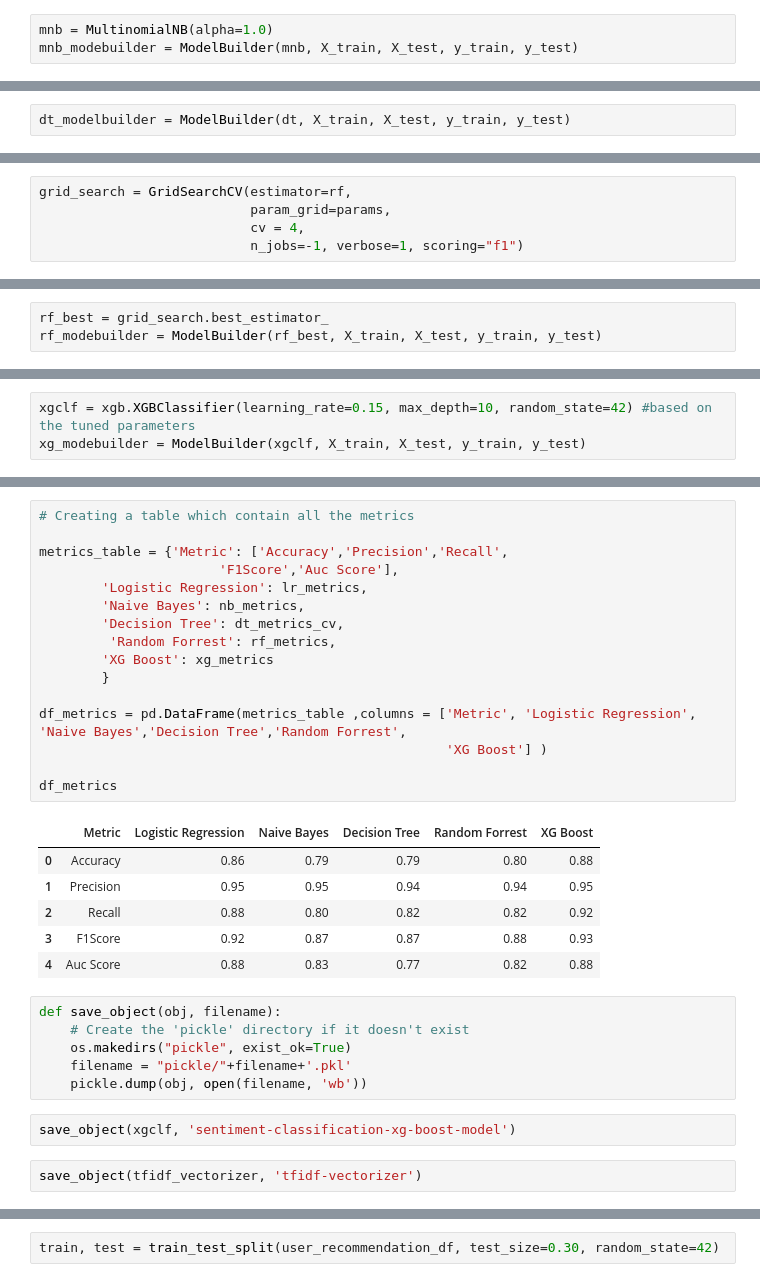
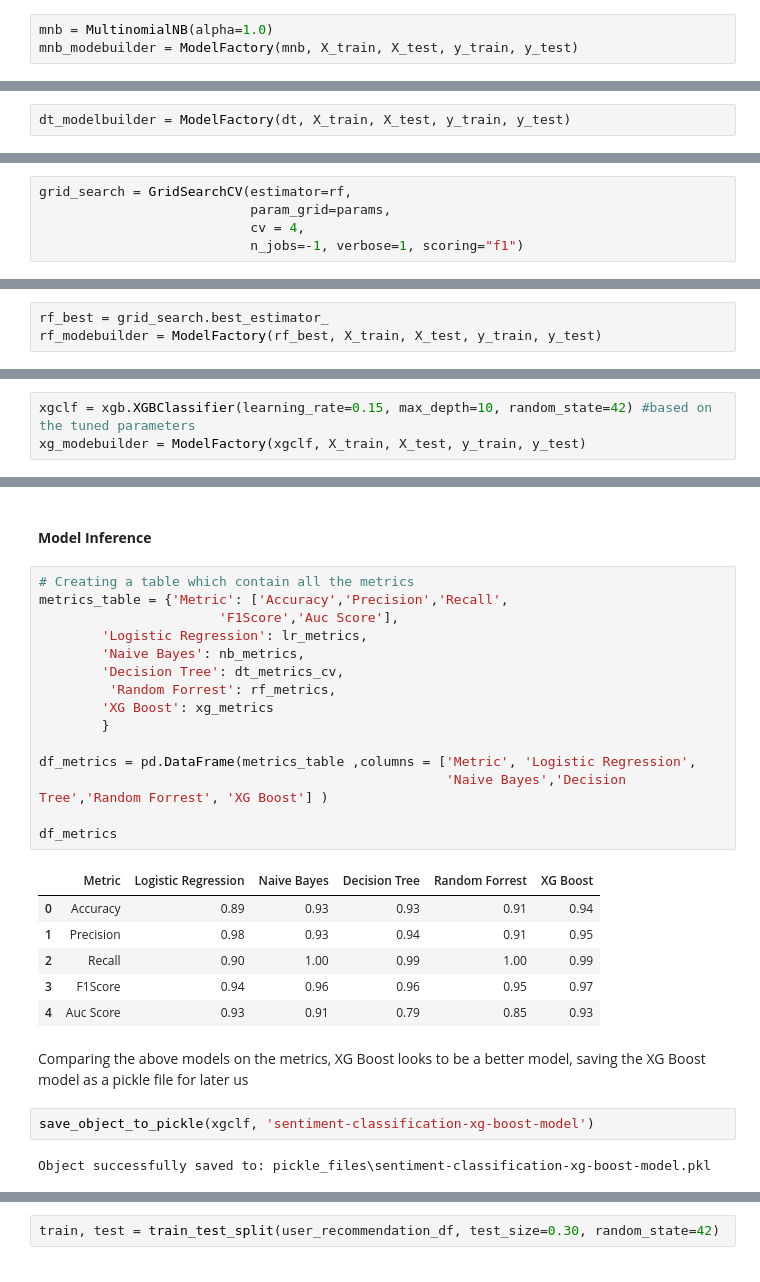
Before and after one commit to Aswani-ReddyKV/Capstone_Sentiment_Recommendation, a Jupyter notebook: Aswani_Reddy_Sentiment_Recommendation.ipynb, the cells around one changed output, grey strips where cells are left out. Drawn from its saved outputs; the diff is of its cells as text.

```diff
--- a/Aswani_Reddy_Sentiment_Recommendation.ipynb
+++ b/Aswani_Reddy_Sentiment_Recommendation.ipynb
@@ -739,6 +1034,6 @@ weighted avg       0.89      0.86      0.87      7489
 # %%
 mnb = MultinomialNB(alpha=1.0)
-mnb_modebuilder = ModelBuilder(mnb, X_train, X_test, y_train, y_test)
+mnb_modebuilder = ModelFactory(mnb, X_train, X_test, y_train, y_test)
 # %%
 # Train and Predict the Test Labels
 y_pred_class  = mnb_modebuilder.train_model()
@@ -771,7 +1066,7 @@ weighted avg       0.88      0.79      0.82      7489
 # %%
 dt = DecisionTreeClassifier(random_state=42, criterion="gini", max_depth=10)
 # %%
-dt_modelbuilder = ModelBuilder(dt, X_train, X_test, y_train, y_test)
+dt_modelbuilder = ModelFactory(dt, X_train, X_test, y_train, y_test)
 # %%
 y_pred_class  = dt_modelbuilder.train_model()
 dt_metrics_cv = dt_modelbuilder.evaluate_model(y_pred_class)
@@ -829,7 +1124,7 @@ GridSearchCV(cv=4,
              scoring='f1', verbose=1)
 # %%
 rf_best = grid_search.best_estimator_
-rf_modebuilder = ModelBuilder(rf_best, X_train, X_test, y_train, y_test)
+rf_modebuilder = ModelFactory(rf_best, X_train, X_test, y_train, y_test)
 # %%
 # Train and Predict the Test Labels
 y_pred_class  = rf_modebuilder.train_model()
@@ -862,6 +1157,6 @@ weighted avg       0.87      0.80      0.82      7489
 # %%
 xgclf = xgb.XGBClassifier(learning_rate=0.15, max_depth=10, random_state=42) #based on the tuned parameters
-xg_modebuilder = ModelBuilder(xgclf, X_train, X_test, y_train, y_test)
+xg_modebuilder = ModelFactory(xgclf, X_train, X_test, y_train, y_test)
 # %%
 # Train and Predict the Test Labels
 y_pred_class  = xg_modebuilder.train_model()
@@ -892,33 +1187,30 @@ weighted avg       0.89      0.88      0.89      7489
+# %% [markdown]
+#### **Model Inference**
 # %%
 # Creating a table which contain all the metrics
-
 metrics_table = {'Metric': ['Accuracy','Precision','Recall',
                        'F1Score','Auc Score'],
         'Logistic Regression': lr_metrics,
         'Naive Bayes': nb_metrics,
         'Decision Tree': dt_metrics_cv,
          'Random Forrest': rf_metrics,
         'XG Boost': xg_metrics
         }
 
-df_metrics = pd.DataFrame(metrics_table ,columns = ['Metric', 'Logistic Regression', 'Naive Bayes','Decision Tree','Random Forrest',
-                                                    'XG Boost'] )
+df_metrics = pd.DataFrame(metrics_table ,columns = ['Metric', 'Logistic Regression',
+                                                    'Naive Bayes','Decision Tree','Random Forrest', 'XG Boost'] )
 
 df_metrics
 # %% [output]
 |  | Metric | Logistic Regression | Naive Bayes | Decision Tree | Random Forrest | XG Boost |
-| 0 | Accuracy | 0.86 | 0.79 | 0.79 | 0.80 | 0.88 |
-| 1 | Precision | 0.95 | 0.95 | 0.94 | 0.94 | 0.95 |
-| 2 | Recall | 0.88 | 0.80 | 0.82 | 0.82 | 0.92 |
-| 3 | F1Score | 0.92 | 0.87 | 0.87 | 0.88 | 0.93 |
-| 4 | Auc Score | 0.88 | 0.83 | 0.77 | 0.82 | 0.88 |
+| 0 | Accuracy | 0.89 | 0.93 | 0.93 | 0.91 | 0.94 |
+| 1 | Precision | 0.98 | 0.93 | 0.94 | 0.91 | 0.95 |
+| 2 | Recall | 0.90 | 1.00 | 0.99 | 1.00 | 0.99 |
+| 3 | F1Score | 0.94 | 0.96 | 0.96 | 0.95 | 0.97 |
+| 4 | Auc Score | 0.93 | 0.91 | 0.79 | 0.85 | 0.93 |
-# %%
-def save_object(obj, filename):
-    # Create the 'pickle' directory if it doesn't exist
-    os.makedirs("pickle", exist_ok=True)
-    filename = "pickle/"+filename+'.pkl'
-    pickle.dump(obj, open(filename, 'wb'))
+# %% [markdown]
+Comparing the above models on the metrics, XG Boost looks to be a better model, saving the XG Boost model as a pickle file for later us
 # %%
-save_object(xgclf, 'sentiment-classification-xg-boost-model')
+save_object_to_pickle(xgclf, 'sentiment-classification-xg-boost-model')
+# %% [output]
+Object successfully saved to: pickle_files\sentiment-classification-xg-boost-model.pkl
-# %%
-save_object(tfidf_vectorizer, 'tfidf-vectorizer')
```
Also changed, not shown: parts of 251 cells of this notebook, 10 other files.
